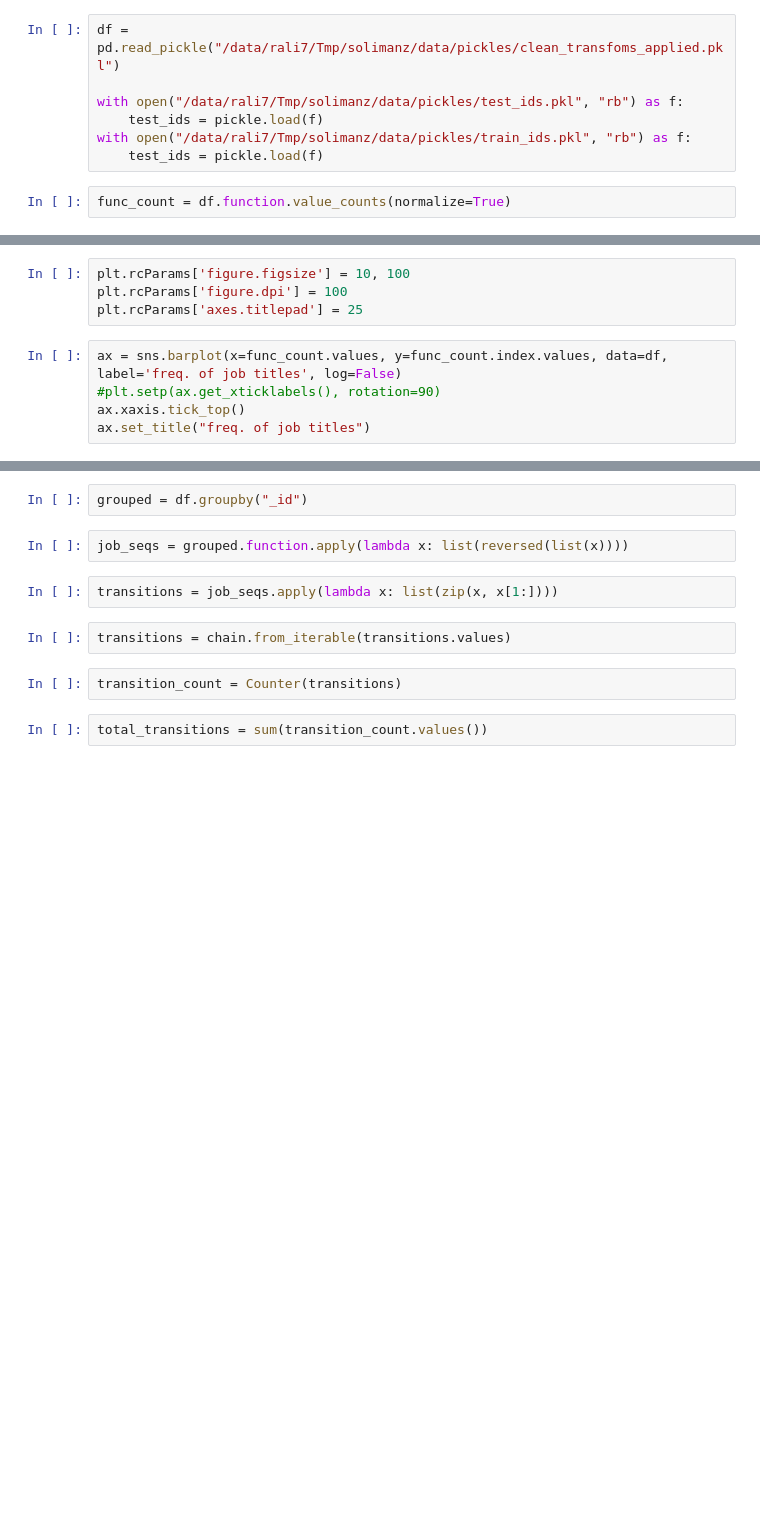
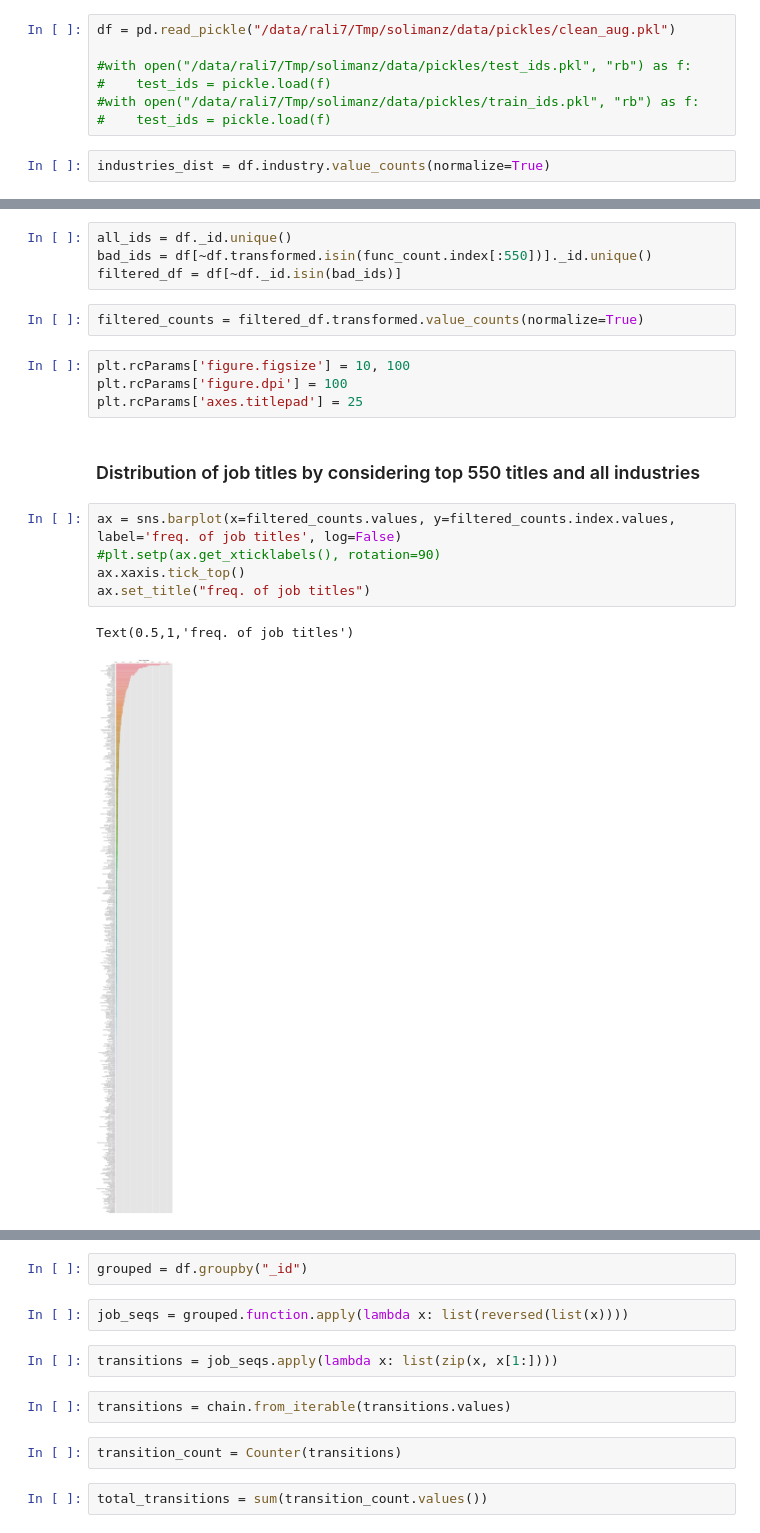
Before and after one commit to zaksoliman/career_prediction, a Jupyter notebook: notebooks/Workbench.ipynb, the cells around one changed output, grey strips where cells are left out. Cells and saved outputs as stored; diff of their text form; blank space fills up the shorter version.

```diff
--- a/notebooks/Workbench.ipynb
+++ b/notebooks/Workbench.ipynb
@@ -15,11 +17,11 @@ from collections import Counter
 sns.set(style="darkgrid", color_codes=True)
 plt.style.use('ggplot')
 # %%
-df = pd.read_pickle("/data/rali7/Tmp/solimanz/data/pickles/clean_transfoms_applied.pkl")
+df = pd.read_pickle("/data/rali7/Tmp/solimanz/data/pickles/clean_aug.pkl")
 
-with open("/data/rali7/Tmp/solimanz/data/pickles/test_ids.pkl", "rb") as f:
-    test_ids = pickle.load(f)
-with open("/data/rali7/Tmp/solimanz/data/pickles/train_ids.pkl", "rb") as f:
-    test_ids = pickle.load(f)
+#with open("/data/rali7/Tmp/solimanz/data/pickles/test_ids.pkl", "rb") as f:
+#    test_ids = pickle.load(f)
+#with open("/data/rali7/Tmp/solimanz/data/pickles/train_ids.pkl", "rb") as f:
+#    test_ids = pickle.load(f)
 # %%
-func_count = df.function.value_counts(normalize=True)
+industries_dist = df.industry.value_counts(normalize=True)
@@ -26,9 +30,20 @@ func_count = df.function.value_counts(normalize=True)
+# %%
+all_ids = df._id.unique()
+bad_ids = df[~df.transformed.isin(func_count.index[:550])]._id.unique()
+filtered_df = df[~df._id.isin(bad_ids)]
+# %%
+filtered_counts = filtered_df.transformed.value_counts(normalize=True)
 # %%
 plt.rcParams['figure.figsize'] = 10, 100
 plt.rcParams['figure.dpi'] = 100
 plt.rcParams['axes.titlepad'] = 25
+# %% [markdown]
+### Distribution of job titles by considering top 550 titles and all industries
 # %%
-ax = sns.barplot(x=func_count.values, y=func_count.index.values, data=df, label='freq. of job titles', log=False)
+ax = sns.barplot(x=filtered_counts.values, y=filtered_counts.index.values, label='freq. of job titles', log=False)
 #plt.setp(ax.get_xticklabels(), rotation=90)
 ax.xaxis.tick_top()
 ax.set_title("freq. of job titles")
+# %% [output]
+Text(0.5,1,'freq. of job titles')
+[figure, added]
```
Also changed, not shown: parts of 34 cells of this notebook, 4 other files.
